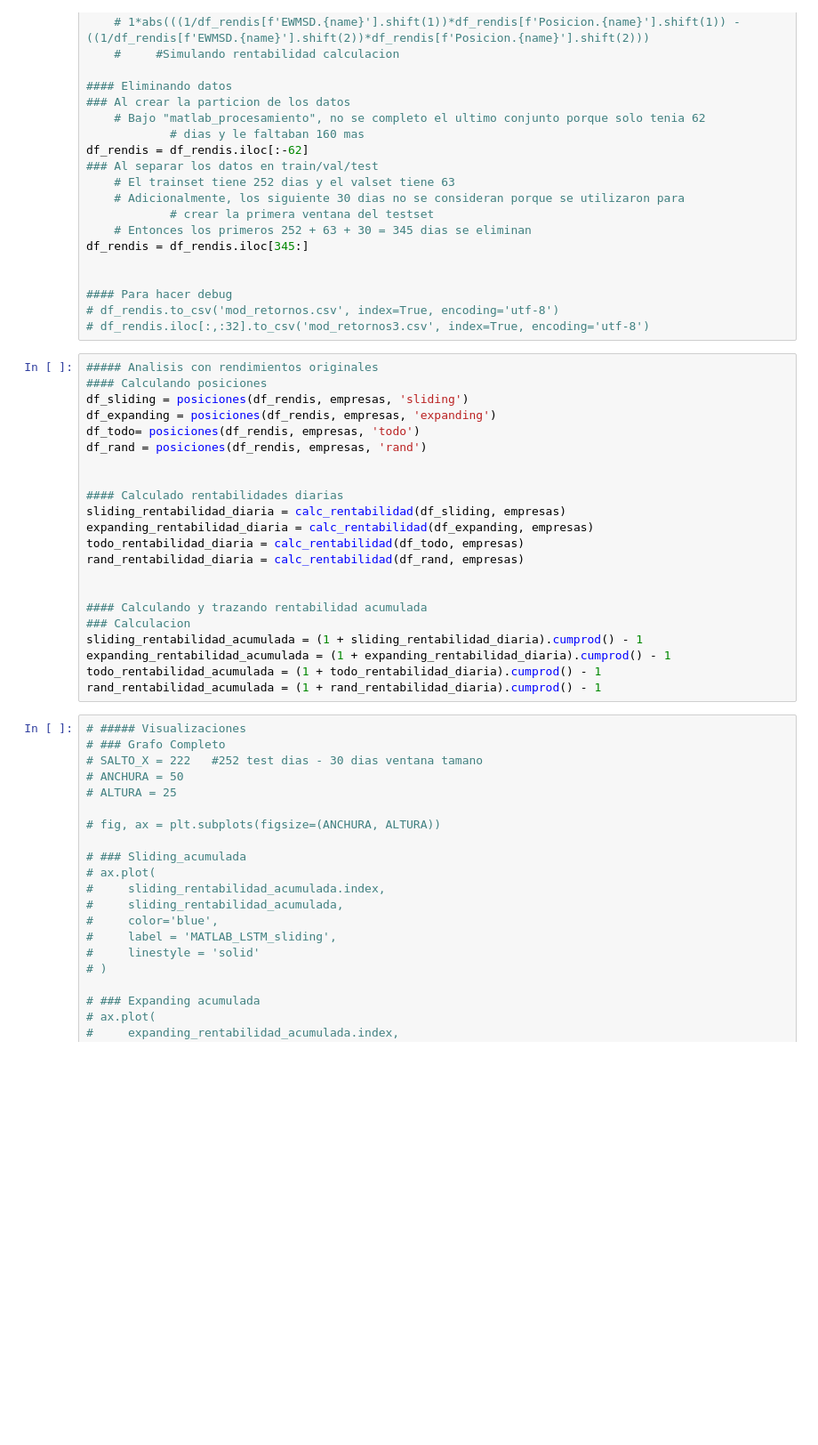
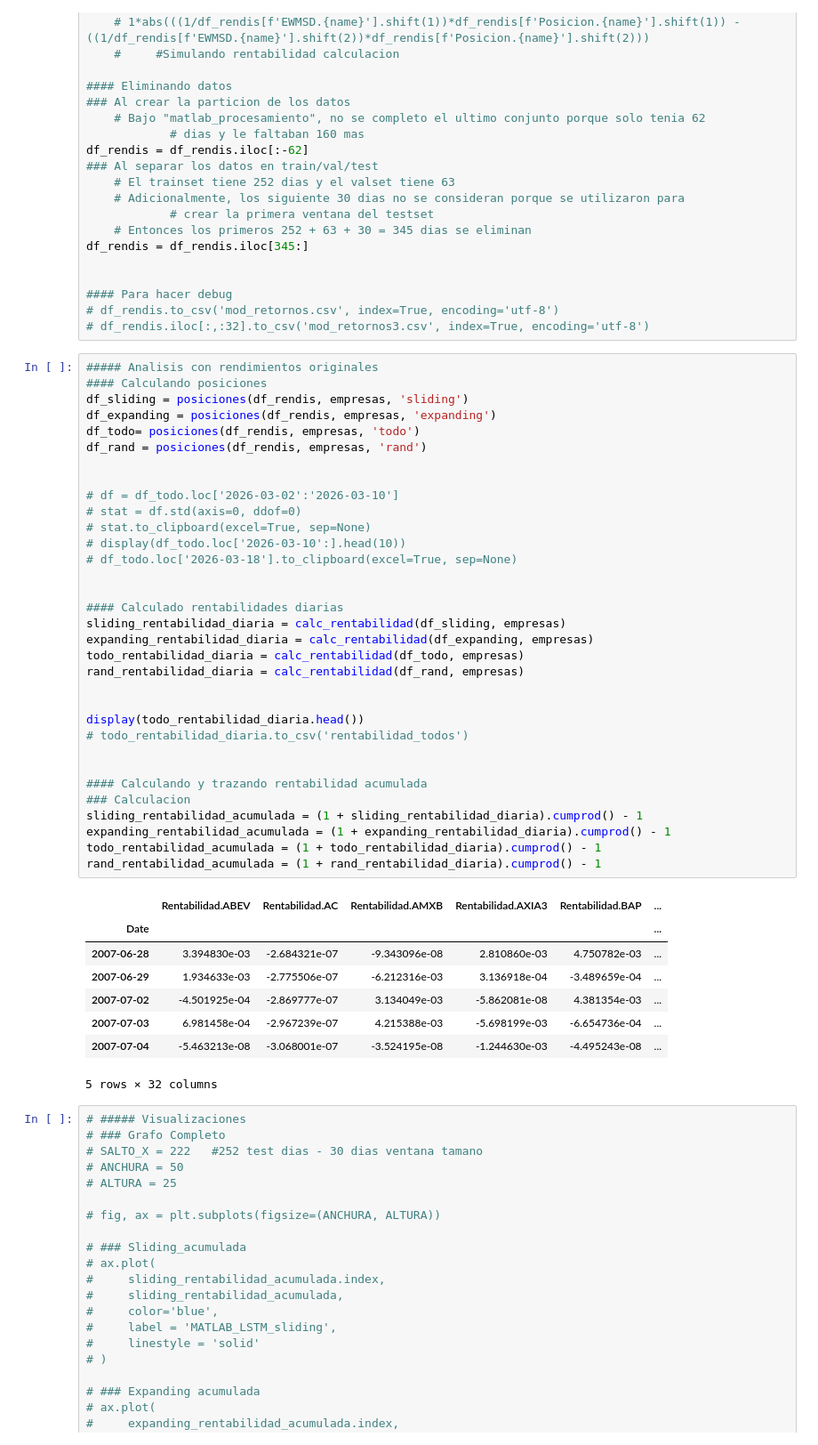
Before and after one commit to jp21bp/LSTM_Ratio_Sharpe, a Jupyter notebook: Version2/rentabilidad.ipynb, the cells around one changed output. Shown at 89% size. Saved outputs shown, nothing was run; the diff lists cells and outputs as text; blank space fills up the shorter version.

```diff
--- a/Version2/rentabilidad.ipynb
+++ b/Version2/rentabilidad.ipynb
@@ -139,25 +140,45 @@ df_rendis = df_rendis.iloc[345:]
 # %%
 ##### Analisis con rendimientos originales
 #### Calculando posiciones
 df_sliding = posiciones(df_rendis, empresas, 'sliding')
 df_expanding = posiciones(df_rendis, empresas, 'expanding')
 df_todo= posiciones(df_rendis, empresas, 'todo')
 df_rand = posiciones(df_rendis, empresas, 'rand')
 
 
+# df = df_todo.loc['2026-03-02':'2026-03-10']
+# stat = df.std(axis=0, ddof=0)
+# stat.to_clipboard(excel=True, sep=None)
+# display(df_todo.loc['2026-03-10':].head(10))
+# df_todo.loc['2026-03-18'].to_clipboard(excel=True, sep=None)
+
+
 #### Calculado rentabilidades diarias
 sliding_rentabilidad_diaria = calc_rentabilidad(df_sliding, empresas)
 expanding_rentabilidad_diaria = calc_rentabilidad(df_expanding, empresas)
 todo_rentabilidad_diaria = calc_rentabilidad(df_todo, empresas)
 rand_rentabilidad_diaria = calc_rentabilidad(df_rand, empresas)
+
+
+display(todo_rentabilidad_diaria.head())
+# todo_rentabilidad_diaria.to_csv('rentabilidad_todos')
 
 
 #### Calculando y trazando rentabilidad acumulada
 ### Calculacion
 sliding_rentabilidad_acumulada = (1 + sliding_rentabilidad_diaria).cumprod() - 1
 expanding_rentabilidad_acumulada = (1 + expanding_rentabilidad_diaria).cumprod() - 1
 todo_rentabilidad_acumulada = (1 + todo_rentabilidad_diaria).cumprod() - 1
 rand_rentabilidad_acumulada = (1 + rand_rentabilidad_diaria).cumprod() - 1
+# %% [output]
+|  | Rentabilidad.ABEV | Rentabilidad.AC | Rentabilidad.AMXB | Rentabilidad.AXIA3 | Rentabilidad.BAP | ... |
+| Date |  |  |  |  |  | ... |
+| 2007-06-28 | 3.394830e-03 | -2.684321e-07 | -9.343096e-08 | 2.810860e-03 | 4.750782e-03 | ... |
+| 2007-06-29 | 1.934633e-03 | -2.775506e-07 | -6.212316e-03 | 3.136918e-04 | -3.489659e-04 | ... |
+| 2007-07-02 | -4.501925e-04 | -2.869777e-07 | 3.134049e-03 | -5.862081e-08 | 4.381354e-03 | ... |
+| 2007-07-03 | 6.981458e-04 | -2.967239e-07 | 4.215388e-03 | -5.698199e-03 | -6.654736e-04 | ... |
+| 2007-07-04 | -5.463213e-08 | -3.068001e-07 | -3.524195e-08 | -1.244630e-03 | -4.495243e-08 | ... |
+5 rows × 32 columns
 # %%
 # ##### Visualizaciones
 # ### Grafo Completo
```
Also changed, not shown: parts of 1 cell of this notebook, 3 other files.
